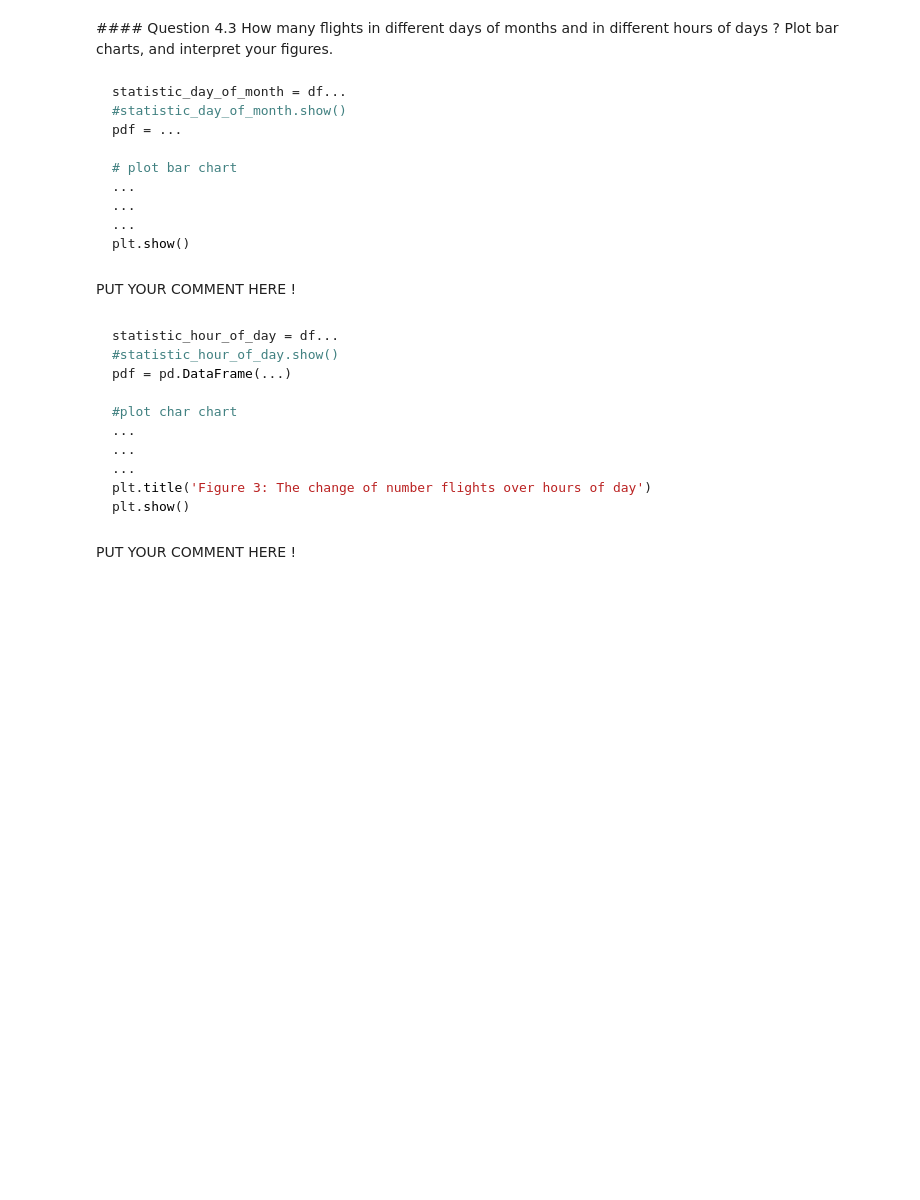
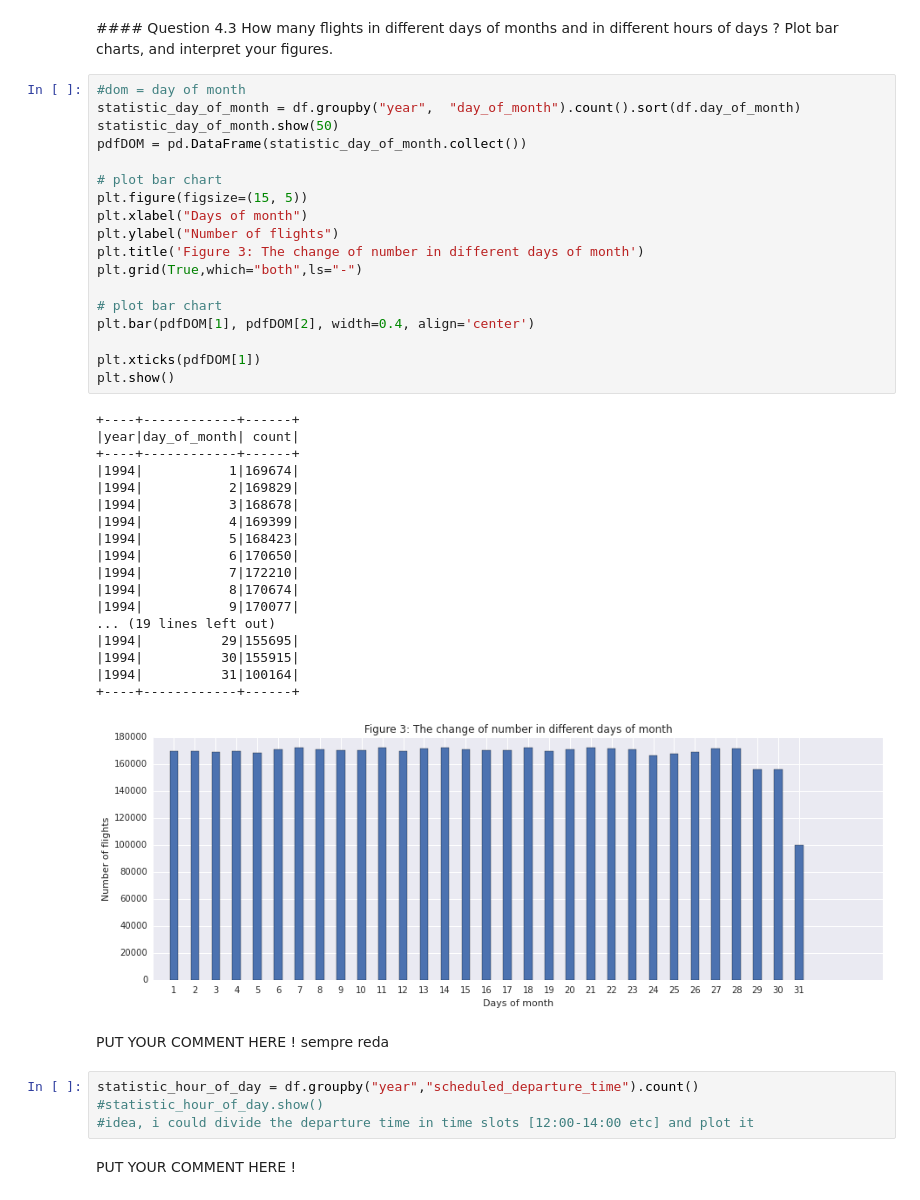
Before and after one commit to alegaballo/AML, a Jupyter notebook: [Lecture 5+6] Regression algorithm - Using Random Forests to predict Airplane Delays.ipynb, the cells around one changed output. Drawn from its saved outputs; the diff is of its cells as text; blank space fills up the shorter version.

````diff
--- a/[Lecture 5+6] Regression algorithm - Using Random Forests to predict Airplane Delays.ipynb
+++ b/[Lecture 5+6] Regression algorithm - Using Random Forests to predict Airplane Delays.ipynb
@@ -395,35 +431,51 @@ PUT YOUR COMMENT HERE !
 <div class='anchor' ></div>
 #### Question 4.3
 How many flights in different days of months and in different hours of days ? Plot  bar charts, and interpret your figures.
-# %% [markdown]
-```python
-statistic_day_of_month = df...
-#statistic_day_of_month.show()
-pdf = ...
-
-# plot bar chart
-...
-...
-...
-plt.show()
-```
+# %%
+#dom = day of month
+statistic_day_of_month = df.groupby("year",  "day_of_month").count().sort(df.day_of_month)
+statistic_day_of_month.show(50)
+pdfDOM = pd.DataFrame(statistic_day_of_month.collect())
+
+# plot bar chart
+plt.figure(figsize=(15, 5))
+plt.xlabel("Days of month")
+plt.ylabel("Number of flights")
+plt.title('Figure 3: The change of number in different days of month')
+plt.grid(True,which="both",ls="-")
+
+# plot bar chart
+plt.bar(pdfDOM[1], pdfDOM[2], width=0.4, align='center')
+
+plt.xticks(pdfDOM[1])
+plt.show()
+# %% [output]
++----+------------+------+
+|year|day_of_month| count|
++----+------------+------+
+|1994|           1|169674|
+|1994|           2|169829|
+|1994|           3|168678|
+|1994|           4|169399|
+|1994|           5|168423|
+|1994|           6|170650|
+|1994|           7|172210|
+|1994|           8|170674|
+|1994|           9|170077|
+... (19 lines left out)
+|1994|          29|155695|
+|1994|          30|155915|
+|1994|          31|100164|
++----+------------+------+
+[figure, added]
 # %% [markdown]
 <div class="comment">
-PUT YOUR COMMENT HERE !
+PUT YOUR COMMENT HERE ! sempre reda
 </div>
-# %% [markdown]
-```python
-statistic_hour_of_day = df...
-#statistic_hour_of_day.show()
-pdf = pd.DataFrame(...)
-
-#plot char chart
-...
-...
-...
-plt.title('Figure 3: The change of number flights over hours of day')
-plt.show()
-```
+# %%
+statistic_hour_of_day = df.groupby("year","scheduled_departure_time").count()
+#statistic_hour_of_day.show()
+#idea, i could divide the departure time in time slots [12:00-14:00 etc] and plot it
 # %% [markdown]
 <div class="comment">
 PUT YOUR COMMENT HERE !
````
Also changed, not shown: parts of 11 cells of this notebook.
